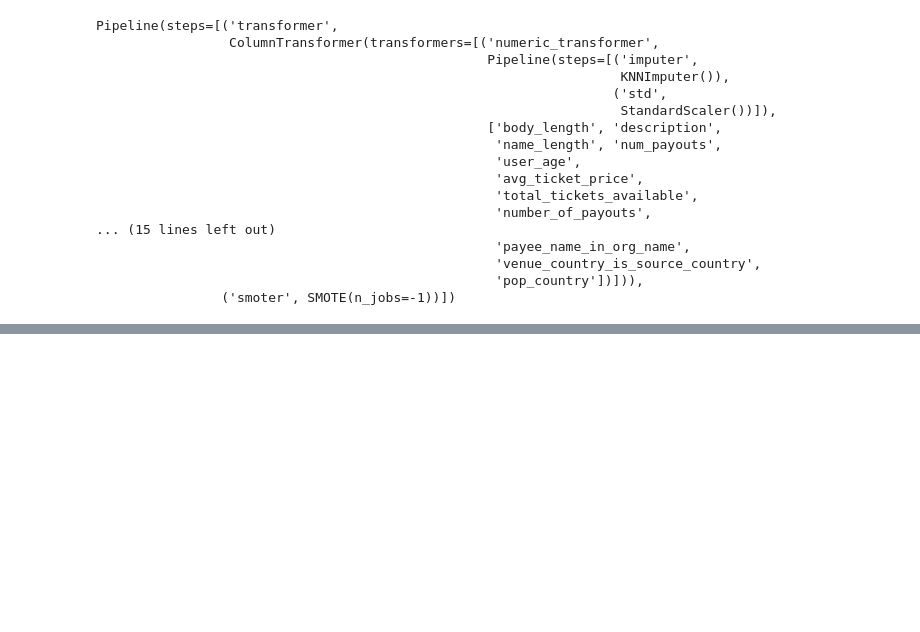
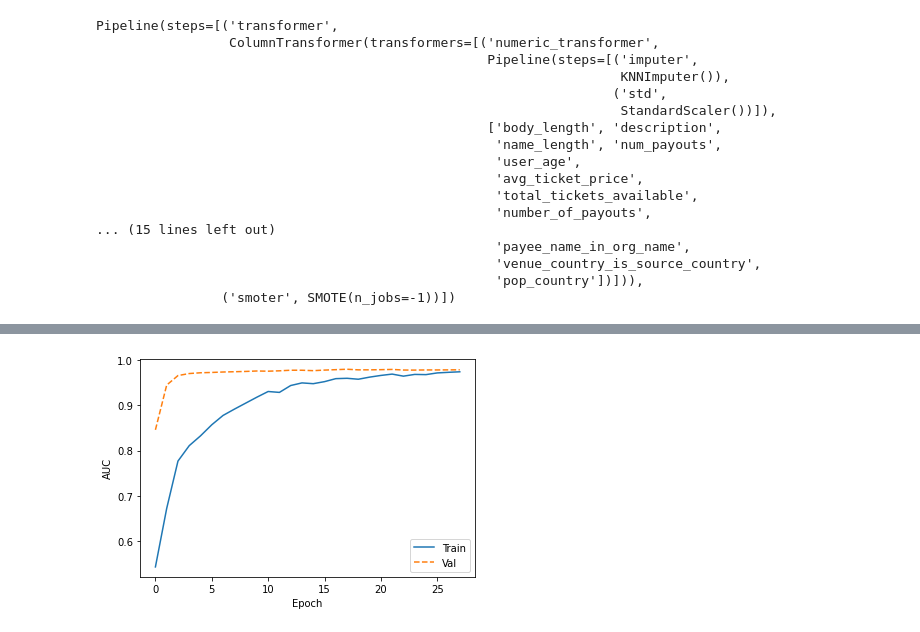
Before and after one commit to Joshmantova/Event-Fraud-Detection, a Jupyter notebook: notebooks/Neural net exploration.ipynb, the cells around one changed output, grey strips where cells are left out. Cells and saved outputs as stored; diff of their text form; code cells hidden in the pictures; blank space fills up the shorter version.

```diff
--- a/notebooks/Neural net exploration.ipynb
+++ b/notebooks/Neural net exploration.ipynb
@@ -202,0 +178,2 @@ test_predictions = clf.predict(X_test_processed)
+# %%
+X_train, X_val, y_train, y_val = train_test_split(X_train, y_train, test_size=0.20, stratify=y_train)
@@ -202,0 +216,13 @@ test_predictions = clf.predict(X_test_processed)
+# %%
+EPOCHS=100
+BATCH_SIZE=1835
+
+early_stopping = keras.callbacks.EarlyStopping(
+        monitor='val_auc',
+        verbose=1,
+        patience=10,
+        mode='max',
+        restore_best_weights=True)
+
+model = make_model()
+model.summary()
@@ -202,0 +248,3 @@ test_predictions = clf.predict(X_test_processed)
+# %%
+initial_bias = np.log([pos/neg])
+initial_bias
@@ -202,0 +253,11 @@ test_predictions = clf.predict(X_test_processed)
+# %%
+model = make_model(output_bias=initial_bias)
+history = model.fit(
+    train_features,
+    y_train,
+    batch_size=BATCH_SIZE,
+    epochs=EPOCHS,
+    callbacks=[early_stopping],
+    validation_data=(val_features, y_val),
+    verbose=2
+)
@@ -202,0 +282,13 @@ test_predictions = clf.predict(X_test_processed)
+# %%
+def plot_metrics(history):
+    name = 'AUC'
+    fig, ax = plt.subplots()
+    ax.plot(history.epoch, history.history['auc'], label='Train')
+    ax.plot(history.epoch, history.history['val_auc'],
+           linestyle='--', label='Val')
+    ax.set_xlabel('Epoch')
+    ax.set_ylabel('AUC')
+    plt.legend()
+plot_metrics(history)
+# %% [output]
+[figure, added]
```
Also changed, not shown: parts of 35 cells of this notebook.
